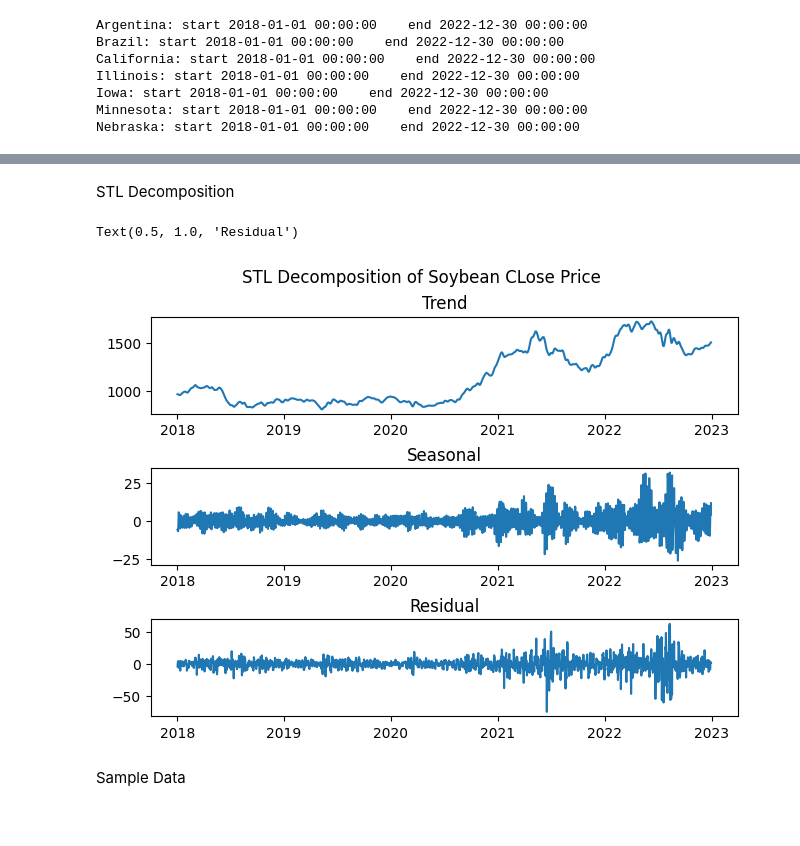
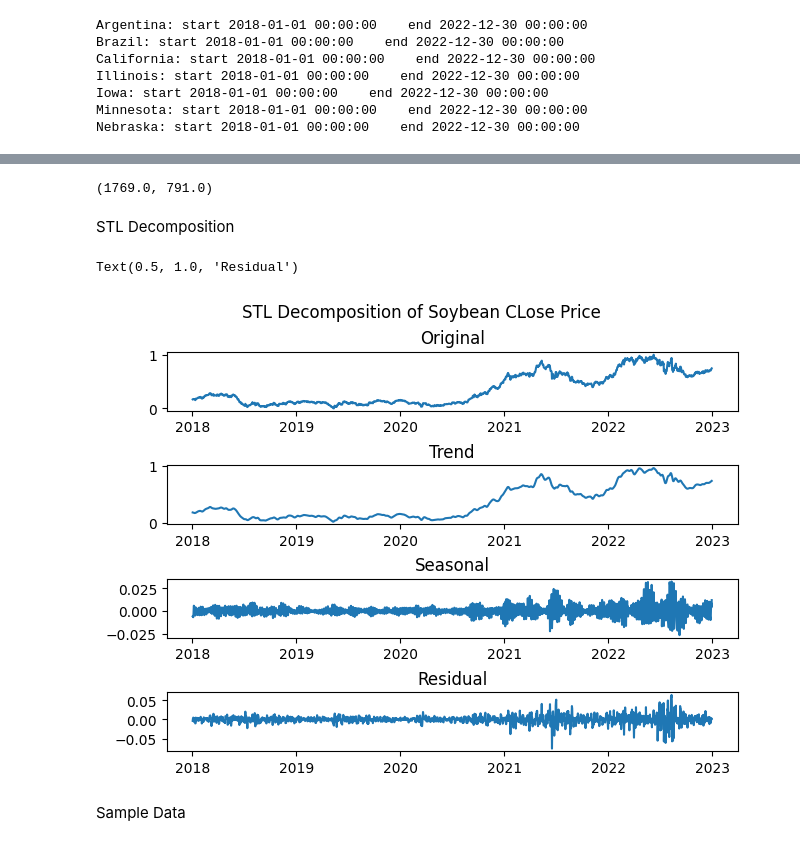
Before and after one commit to abhishek-2504/ML_Commodities_Forecasting_B, a Jupyter notebook: STL LSTM.ipynb, the cells around one changed output, grey strips where cells are left out. Drawn from its saved outputs; the diff is of its cells as text; code cells hidden in the pictures.

```diff
--- a/STL LSTM.ipynb
+++ b/STL LSTM.ipynb
@@ -108,12 +113,9 @@ Preprocessing
 # %%
-#Price
-soybean_price = price_data["SoybeanFutures"]
-soybean_close_price = soybean_price["Close"]
-
 #Features
 features = pd.DataFrame()
 num_feature = 1 #total number of features, including close price and all weather data
 for i in weather_data:
+    weather_data[i].columns = list(map(lambda x: x+ "_" + i,  weather_data[i].columns))
     df = weather_data[i]
     features = pd.concat((features, df), axis=1)
     num_feature += len(weather_data[i].columns)
@@ -122,22 +126,37 @@ for i in weather_data:
+# %%
+def normalization(df):
+    max = df.max()
+    min = df.min()
+    normalized_df = (df-min)/(max-min)
+    return normalized_df, max, min
+# %%
+features, features_max, features_min  = normalization(features)
+soybean_close_price, soybean_close_price_max, soybean_close_price_min = normalization(soybean_close_price)
+# %%
+soybean_close_price_max, soybean_close_price_min
+# %% [output]
+(1769.0, 791.0)
 # %% [markdown]
 STL Decomposition
 # %%
-price_stl = STL(soybean_close_price).fit #perform STL decomposition on price
+price_stl = STL(soybean_close_price).fit() #perform STL decomposition on price
 price_comp = [price_stl.trend, price_stl.seasonal, price_stl.resid]  #store components into price list
 features_comp = [pd.merge(price_comp[i], features, left_index=True, right_index=True, how='inner') for i in range(3)] # generate features list where each element contains all weather features concatenated with associated component
 #features_stl = features.apply(stl_decomp)
 # %%
-fig, (ax1, ax2, ax3) = plt.subplots(3,layout='constrained')
+fig, (ax0, ax1, ax2, ax3) = plt.subplots(4,layout='constrained')
 fig.suptitle('STL Decomposition of Soybean CLose Price')
+ax0.plot(soybean_close_price)
+ax0.set_title('Original')
 ax1.plot(price_comp[0])
 ax1.set_title('Trend')
 ax2.plot(price_comp[1])
 ax2.set_title('Seasonal')
 ax3.plot(price_comp[2])
 ax3.set_title('Residual')
 # %% [output]
 Text(0.5, 1.0, 'Residual')
-[figure, old version]
+[figure, new version]
 # %% [markdown]
 Sample Data
 # %%
```
Also changed, not shown: parts of 23 cells of this notebook.
